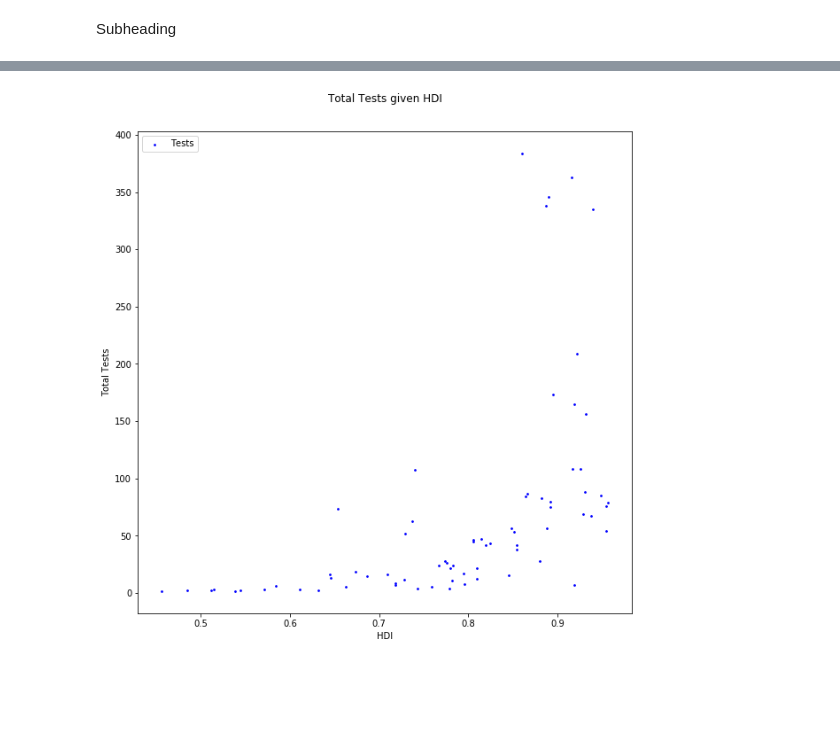
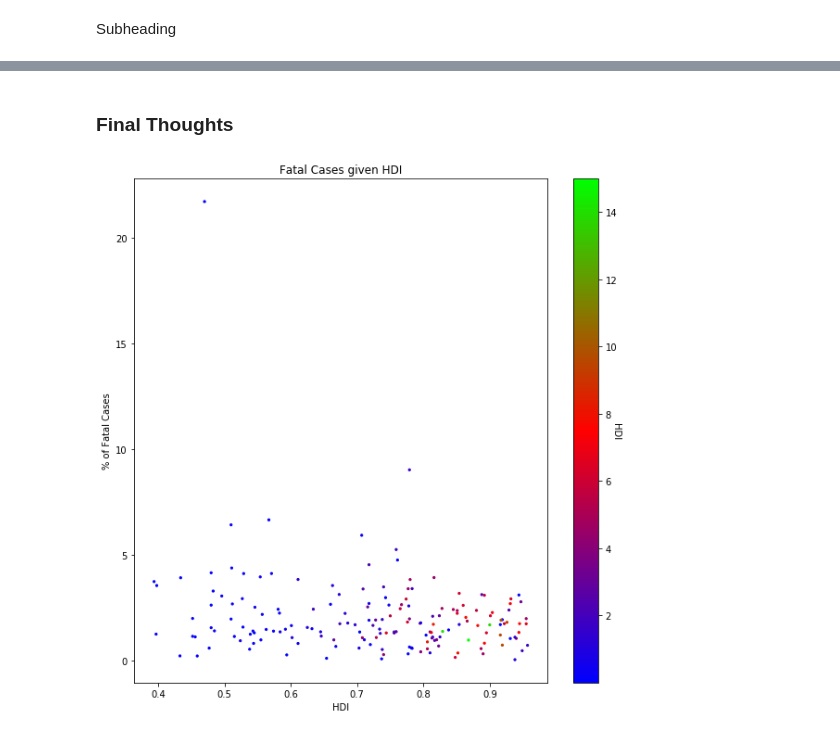
Before and after one commit to hb612/p4_mini_project, a Jupyter notebook: p4_mini_project.ipynb, the cells around one changed output, grey strips where cells are left out. Saved outputs shown, nothing was run; the diff lists cells and outputs as text; code cells hidden in the pictures; blank space fills up the shorter version.

```diff
--- a/p4_mini_project.ipynb
+++ b/p4_mini_project.ipynb
@@ -18,7 +18,8 @@ Introduce plot
 # %%
 df = pd.read_csv("owid-covid-data.csv")
 # %%
-df2 = df[["total_tests","iso_code","location","date","total_cases_per_million","total_cases","total_deaths","total_deaths_per_million","human_development_index","population"]]
+df2 = df[["total_tests","iso_code","location","date","total_cases_per_million","total_cases",
+          "total_deaths","total_deaths_per_million","human_development_index","population"]]
 dfHDI = df2.loc[df['date'] == "2021-03-23"]
 dfHDI = dfHDI.drop([798,4023,23782,24208,50944,52164,64162,75743])
 dfHDI = dfHDI.reset_index()
@@ -27,14 +28,14 @@ y1 = dfHDI['total_cases_per_million']
 y2 = dfHDI['total_deaths_per_million']
 fig1 = plt.figure(figsize = (10, 10))
 ax1 = fig1.add_subplot()
-plt.scatter(x, y1, s=3, alpha=1, c="b")
-plt.scatter(x, y2, s=3, alpha=1, c="r")
+plt.scatter(x, y1, s = 3, alpha=1, c="b")
+plt.scatter(x, y2, s = 3, alpha=1, c="r")
 ax1.set_yscale('log')
 plt.yticks(fontsize = 10)
 plt.xticks(fontsize = 10)
 plt.ylabel("Total Cases/Deaths Per Million")
 plt.xlabel("HDI")
-plt.title("Total Cases/Deaths given HDI", fontsize = 12, y = 1.05)
+plt.title("Total Cases/Deaths given HDI", fontsize = 12)
 plt.legend((("Cases"), ("Deaths")), loc = "upper left", fontsize = 10)
-plt.show()
+plt.show();
 # %% [output]
@@ -44,5 +86,7 @@ Explain flaws and give an overview on how you will challenge them. Add correlati
 # %%
-dfHDI['pop% Cases'] = dfHDI['total_cases']*100/dfHDI['population']
-dfHDI['pop% Deaths'] = dfHDI['total_deaths']*100/dfHDI['population']
-dfHDI[['location','pop% Cases','pop% Deaths']]
+dfHDI['pop%_Cases'] = dfHDI['total_cases']*100/dfHDI['population']
+dfHDI['pop%_Deaths'] = dfHDI['total_deaths']*100/dfHDI['population']
+dfHDI['%_Deaths'] = dfHDI['total_deaths']*100/dfHDI['total_cases']
+dfHDI['Perc_Infected'] = dfHDI['total_cases']*100/dfHDI['population']
+dfHDI[['location','pop%_Cases','pop%_Deaths','%_Deaths','Perc_Infected']]
 # %% [output]
@@ -115,16 +143,19 @@ dfTEST
+# %% [markdown]
+### Final Thoughts
 # %%
-x = dfTEST['human_development_index']
-y = dfTEST['pop% Test']
-fig4 = plt.figure(figsize = (10, 10))
-ax4 = fig4.add_subplot()
-plt.scatter(x, y, s=3, alpha=1, c="b", label = "Tests")
-#ax4.set_yscale('log')
+x = mergedDF['human_development_index']
+y2 = mergedDF['%_Deaths']
+y1 = mergedDF['Perc_Infected']
+fig5 = plt.figure(figsize = (10, 10))
+ax5 = fig5.add_subplot()
+plt.scatter(x, y2, s = 5, alpha = 1, c = mergedDF.Perc_Infected, cmap = 'brg')
+cbar = plt.colorbar()
+cbar.ax.set_ylabel('HDI', rotation = 270)
 plt.yticks(fontsize = 10)
 plt.xticks(fontsize = 10)
-plt.ylabel("Total Tests")
+plt.ylabel("% of Fatal Cases")
 plt.xlabel("HDI")
-plt.title("Total Tests given HDI", fontsize = 12, y = 1.05)
-plt.legend( loc = "upper left", fontsize = 10)
+plt.title("Fatal Cases given HDI", fontsize = 12)
 plt.show();
 # %% [output]
-[figure, old version]
+[figure, new version]
```
Also changed, not shown: parts of 21 cells of this notebook.
